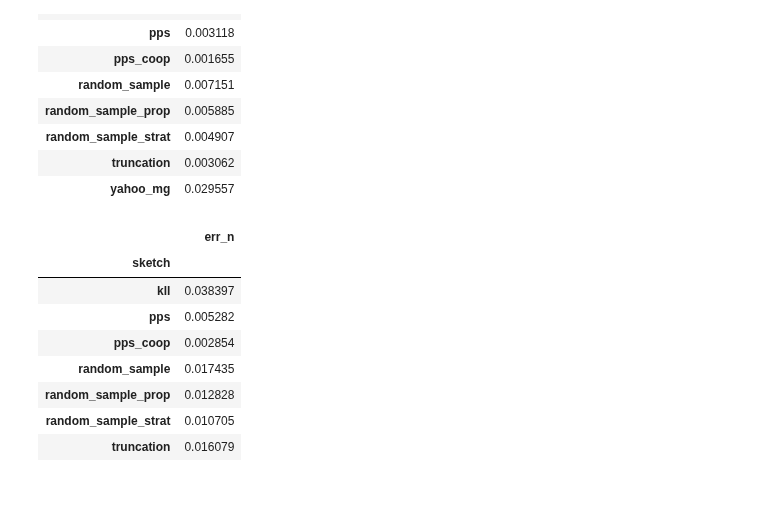
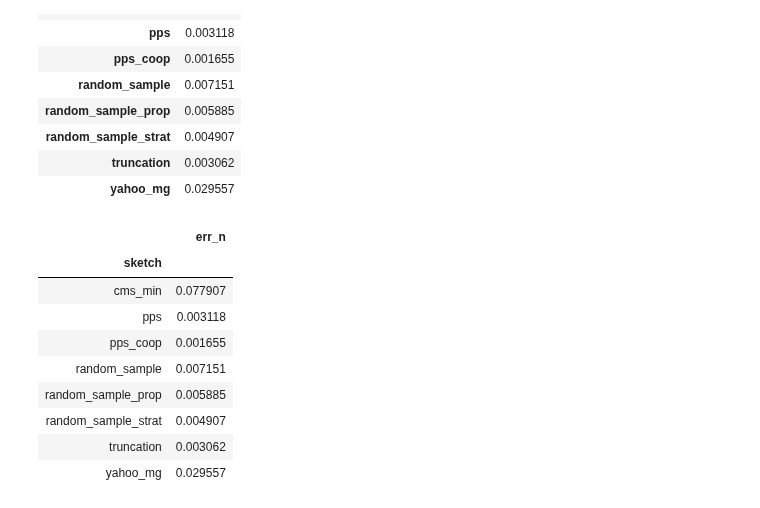
Before and after one commit to stanford-futuredata/sketchstore, a Jupyter notebook: python/notebooks/Local Experiments.ipynb, the cells around one changed output. Saved outputs shown, nothing was run; the diff lists cells and outputs as text; code cells hidden in the pictures.

```diff
--- a/python/notebooks/Local Experiments.ipynb
+++ b/python/notebooks/Local Experiments.ipynb
@@ -312,17 +310,18 @@ dfg
 | truncation | 0.003062 |
 | yahoo_mg | 0.029557 |
 # %%
-df = pd.read_csv(get_error_file("c_bcube_q"))
+df = pd.read_csv(get_error_file("c_insta_f"))
 df["err_n"] = df["max"] / df["total"]
 dfg = df.groupby(["sketch"]).aggregate({"err_n": "mean"})
 dfg
 # %% [output]
 |  | err_n |
 | sketch |  |
-| kll | 0.038397 |
-| pps | 0.005282 |
-| pps_coop | 0.002854 |
-| random_sample | 0.017435 |
-| random_sample_prop | 0.012828 |
-| random_sample_strat | 0.010705 |
-| truncation | 0.016079 |
+| cms_min | 0.077907 |
+| pps | 0.003118 |
+| pps_coop | 0.001655 |
+| random_sample | 0.007151 |
+| random_sample_prop | 0.005885 |
+| random_sample_strat | 0.004907 |
+| truncation | 0.003062 |
+| yahoo_mg | 0.029557 |
```
Also changed, not shown: parts of 3 cells of this notebook, 17 other files.
